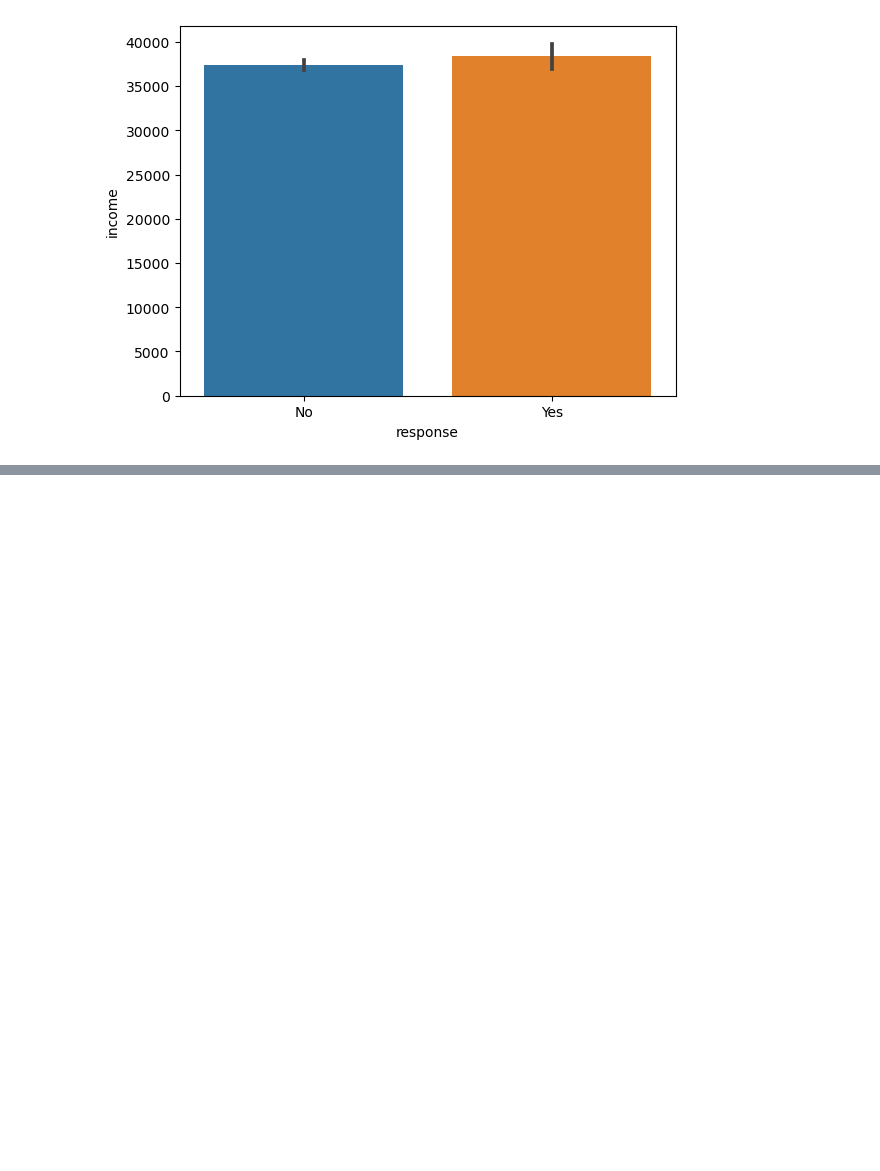
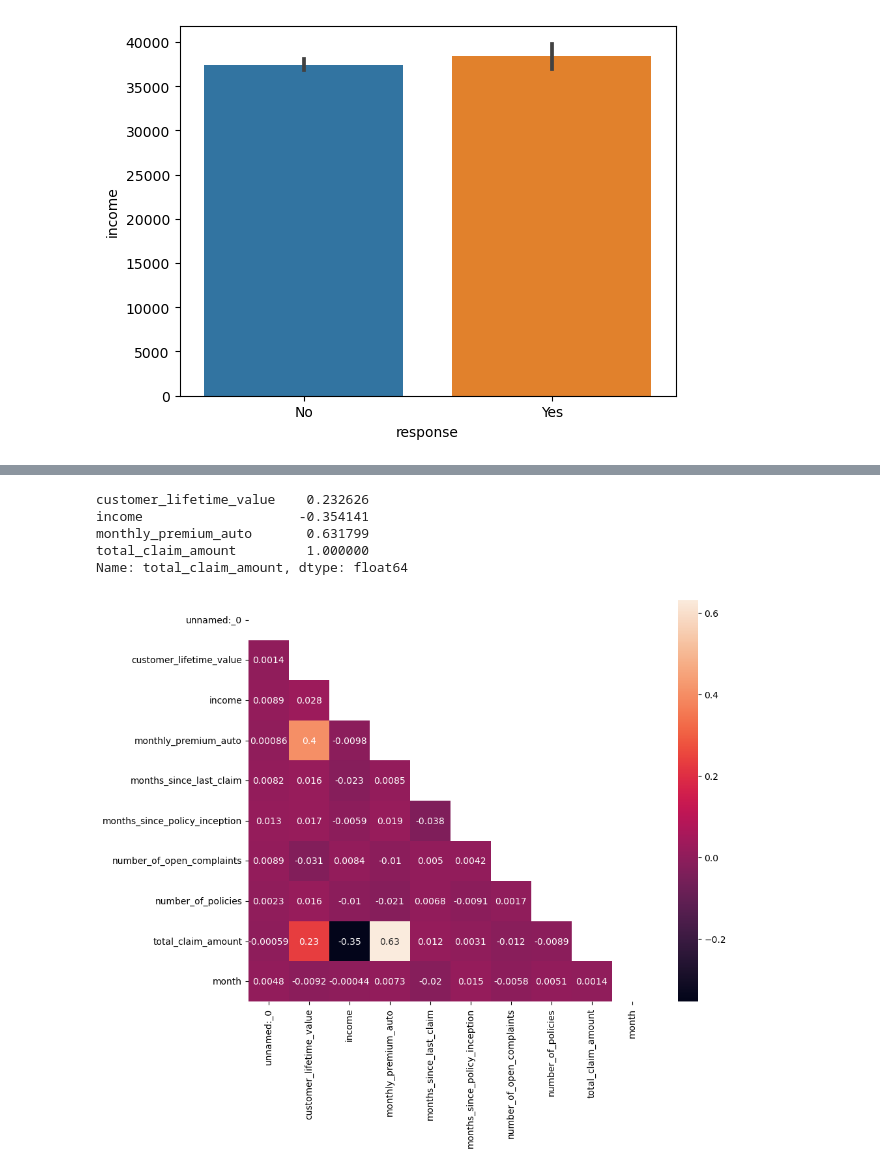
Before and after one commit to Tetiana93/lab-customer-analysis-round-2, a Jupyter notebook: lab-customer-analysis-round-2.ipynb, the cells around one changed output, grey strips where cells are left out. Saved outputs shown, nothing was run; the diff lists cells and outputs as text; code cells hidden in the pictures; blank space fills up the shorter version.

Commit message:
distribution and correlation

```diff
--- a/lab-customer-analysis-round-2.ipynb
+++ b/lab-customer-analysis-round-2.ipynb
@@ -432,0 +524,3 @@ plt.show()
+# %%
+correlations_matrix = numerical.corr()
+correlations_matrix
@@ -432,0 +553,17 @@ plt.show()
+# %%
+correlations_matrix[(correlations_matrix['total_claim_amount'] > .2) | (correlations_matrix['total_claim_amount'] < -.2)]['total_claim_amount']
+# %% [output]
+customer_lifetime_value    0.232626
+income                    -0.354141
+monthly_premium_auto       0.631799
+total_claim_amount         1.000000
+Name: total_claim_amount, dtype: float64
+# %%
+mask = np.zeros_like(correlations_matrix)
+mask[np.triu_indices_from(mask)] = True
+
+fig, ax = plt.subplots(figsize=(10, 8))
+ax = sns.heatmap(correlations_matrix, mask=mask, annot=True)
+plt.show()
+# %% [output]
+[figure, added]
```
Also changed, not shown: parts of 8 cells of this notebook.
